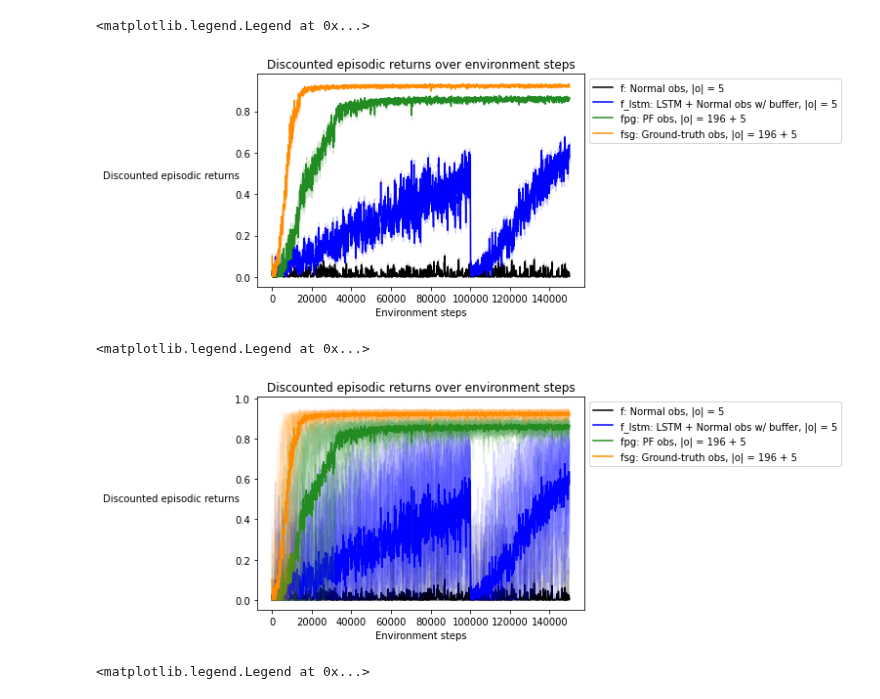
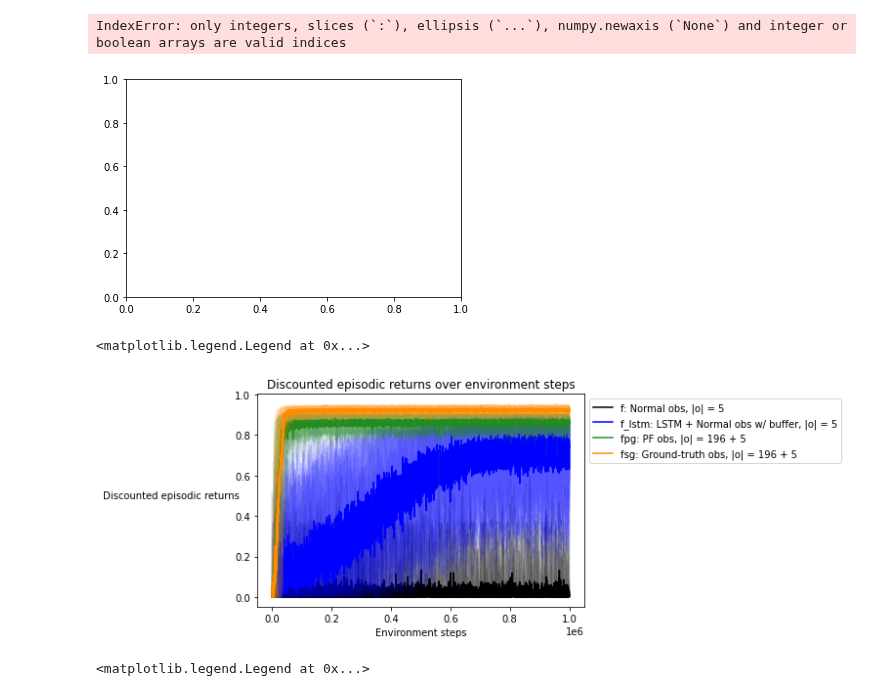
Before and after one commit to taodav/aux-inputs, a Jupyter notebook: analysis/plot_results_f_lstm.ipynb, the cells around one changed output. Saved outputs shown, nothing was run; the diff lists cells and outputs as text; code cells hidden in the pictures.

```diff
--- a/analysis/plot_results_f_lstm.ipynb
+++ b/analysis/plot_results_f_lstm.ipynb
@@ -9,21 +9,16 @@ from multiprocessing import Pool
 from definitions import ROOT_DIR
 from unc.utils import load_info
 # %%
-f_path = Path(ROOT_DIR, 'results', 'f')
-f_lstm_path = Path(ROOT_DIR, 'results', 'f_lstm')
-fpg_path = Path(ROOT_DIR, 'results', 'fpg')
-fsg_path = Path(ROOT_DIR, 'results', 'fsg')
-
 f_color = 'black'
 f_lstm_color = 'blue'
 fsg_color = 'darkorange'
 fpg_color = 'forestgreen'
 
 all_paths = {
-    'f': {'path': f_path, 'color': f_color, 'label': 'f: Normal obs, |o| = 5'},
-    'f_lstm':  {'path': f_lstm_path, 'color': f_lstm_color, 'label': 'f_lstm: LSTM + Normal obs, |o| = 5'},
-    'fpg': {'path': fpg_path, 'color': fpg_color, 'label': 'fpg: PF obs, |o| = 196 + 5'},
-    'fsg': {'path': fsg_path, 'color': fsg_color, 'label': 'fsg: Ground-truth obs, |o| = 196 + 5'}
+    'f': Path(ROOT_DIR, 'results', 'f_nn'),
+    'f_lstm':  Path(ROOT_DIR, 'results', 'f_lstm'),
+    'fpg': Path(ROOT_DIR, 'results', 'fpg_nn'),
+    'fsg': Path(ROOT_DIR, 'results', 'fsg_nn')
 }
 plot_info = {
     'f': {'color': f_color, 'label': 'f: Normal obs, |o| = 5'},
@@ -82,7 +77,7 @@ discount = 0.99
 raw_data = {}
 
 for key, v in all_paths.items():
-    processed = process_dir(v['path'], split_by, discount=discount)
+    processed = process_dir(v, split_by, discount=discount)
     raw_data[key] = processed
 # %%
 # we average the discounted episodic rewards over the final 100 episodes.
@@ -98,9 +93,3 @@ eps_max_over = 100
 all_max_over = {}
 for key, v in raw_data.items():
     all_max_over[key] = get_eps_max_over(v, eps_max_over)
-# %%
-f_nns = list(filter(lambda x: x[0].arch == 'nn', all_max_over['f']))
-f_lstms = list(filter(lambda x: x[0].arch == 'lstm', all_max_over['f']))
-
-all_max_over['f'] = f_nns
-all_max_over['f_lstm'] = f_lstms
@@ -134,40 +123,35 @@ def map_dis_rew_to_steps(data, w=100, trunc=1e6):
         all_seeds.append(moving_avg(np.concatenate(current_seed)[:trunc], w=w))
     return np.array(all_seeds)
 # %%
-trunc = int(1.5e5)
+trunc = int(1e6)
 all_mapped_data = {}
 for key, v in all_best.items():
     arg = v[0]
-    best_data = None
-    if key == 'f_lstm':
-        best_data = raw_data['f'][arg]
-    else:
-        best_data = raw_data[key][arg]
-    all_mapped_data[key] = map_dis_rew_to_steps(best_data, trunc=trunc)
+    all_mapped_data[key] = map_dis_rew_to_steps(raw_data[key][arg], trunc=trunc)
 # %%
 fig, ax = plt.figure(), plt.axes()
 
 
 for k, v in all_mapped_data.items():
     data = v
     key = plot_info[k]['label']
-    color = plot_info[k]['color']
+    color = v['color']
     x = np.arange(data.shape[1])
 
     means = data.mean(axis=0)
     std_err = data.std(axis=0) / data.shape[0]
 
     ax.plot(x, means, label=key, color=color)
     plt.fill_between(x, means - std_err, means + std_err,
                          color=color, alpha=0.2)
 
 ax.set_xlabel('Environment steps')
 ax.set_ylabel(f"Discounted episodic returns", rotation=0, labelpad=65)
 ax.set_title(f'Discounted episodic returns over environment steps')
 plt.legend(bbox_to_anchor=(1.00, 1), loc='upper left')
 # %% [output]
-<matplotlib.legend.Legend at 0x...>
+IndexError: only integers, slices (`:`), ellipsis (`...`), numpy.newaxis (`None`) and integer or boolean arrays are valid indices
-[figure, old version]
+[figure, new version]
 # %%
 # Here we do individual plots and no std errors
 fig, ax = plt.figure(), plt.axes()
@@ -189,7 +173,7 @@ ax.set_title(f'Discounted episodic returns over environment steps')
 plt.legend(bbox_to_anchor=(1.00, 1), loc='upper left')
 # %% [output]
 <matplotlib.legend.Legend at 0x...>
-[figure, old version]
+[figure, new version]
 # %%
 # Now for RPG q-learning vs esarsa vs sarsa plots
 def group_by(dataset, key):
```
Also changed, not shown: parts of 2 cells of this notebook, 10 other files.
